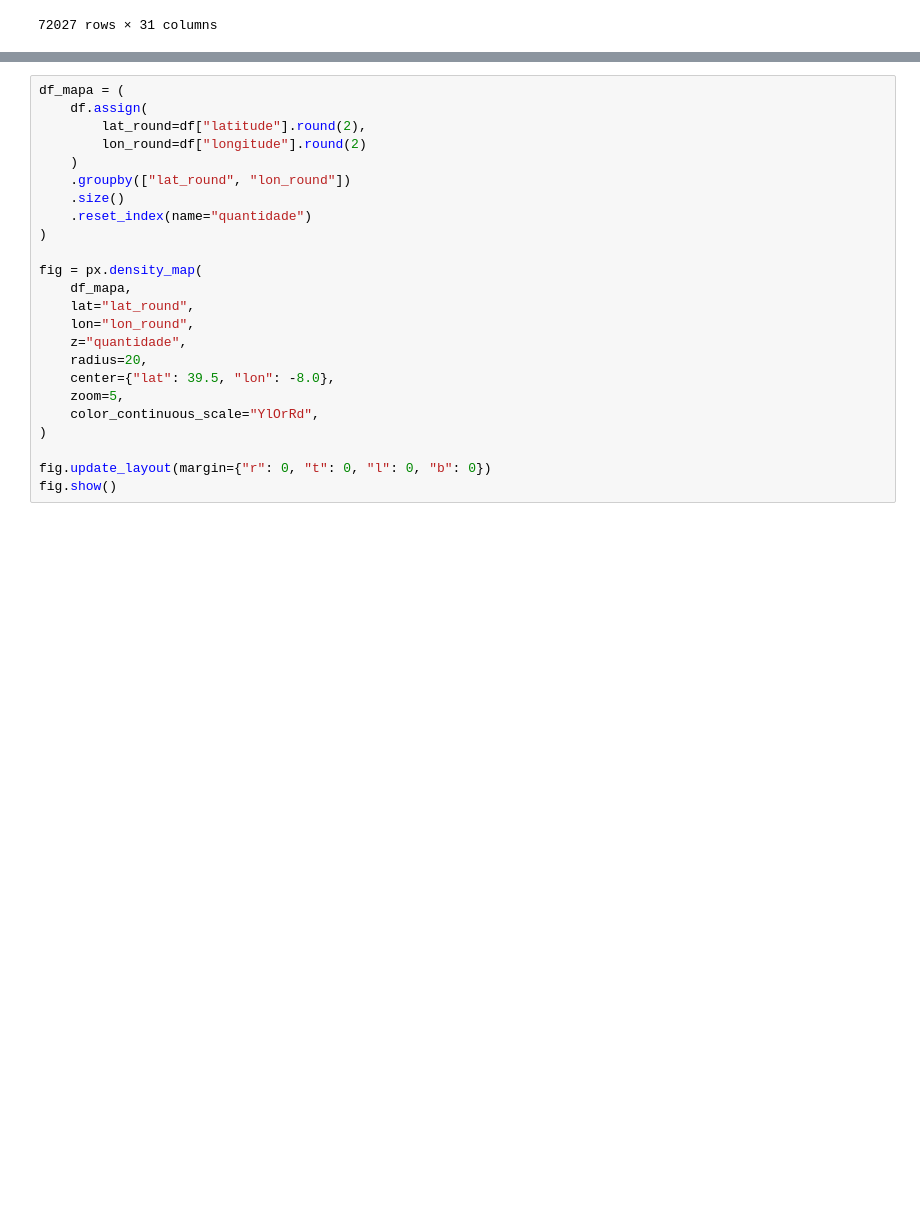
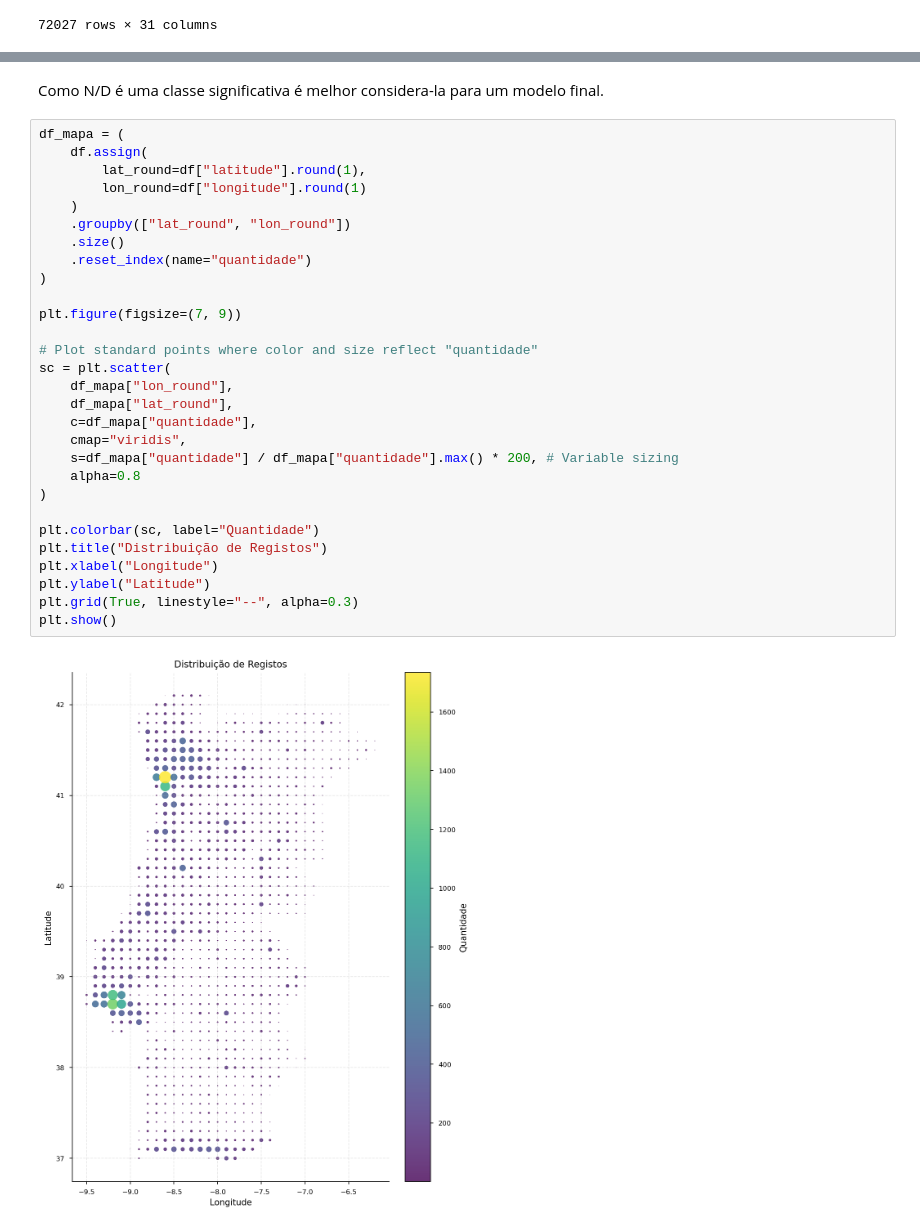
Before and after one commit to n0th1ng999/ANADI_Projeto, a Jupyter notebook: P2/P2.ipynb, the cells around one changed output, grey strips where cells are left out. Cells and saved outputs as stored; diff of their text form; blank space fills up the shorter version.

```diff
--- a/P2/P2.ipynb
+++ b/P2/P2.ipynb
@@ -191,26 +270,33 @@ plt.show()
+# %% [markdown]
+Como N/D é uma classe significativa é melhor considera-la para um modelo final.
 # %%
 df_mapa = (
     df.assign(
-        lat_round=df["latitude"].round(2),
-        lon_round=df["longitude"].round(2)
+        lat_round=df["latitude"].round(1),
+        lon_round=df["longitude"].round(1)
     )
     .groupby(["lat_round", "lon_round"])
     .size()
     .reset_index(name="quantidade")
 )
 
-fig = px.density_map(
-    df_mapa,
-    lat="lat_round",
-    lon="lon_round",
-    z="quantidade",
-    radius=20,
-    center={"lat": 39.5, "lon": -8.0},
-    zoom=5,
-    color_continuous_scale="YlOrRd",
+plt.figure(figsize=(7, 9))
+
+# Plot standard points where color and size reflect "quantidade"
+sc = plt.scatter(
+    df_mapa["lon_round"],
+    df_mapa["lat_round"],
+    c=df_mapa["quantidade"],
+    cmap="viridis",
+    s=df_mapa["quantidade"] / df_mapa["quantidade"].max() * 200, # Variable sizing
+    alpha=0.8
 )
 
-fig.update_layout(margin={"r": 0, "t": 0, "l": 0, "b": 0})
-fig.show()
+plt.colorbar(sc, label="Quantidade")
+plt.title("Distribuição de Registos")
+plt.xlabel("Longitude")
+plt.ylabel("Latitude")
+plt.grid(True, linestyle="--", alpha=0.3)
+plt.show()
+# %% [output]
+[figure, added]
-# %% [markdown]
-###
```
Also changed, not shown: parts of 30 cells of this notebook, 3 other files.
